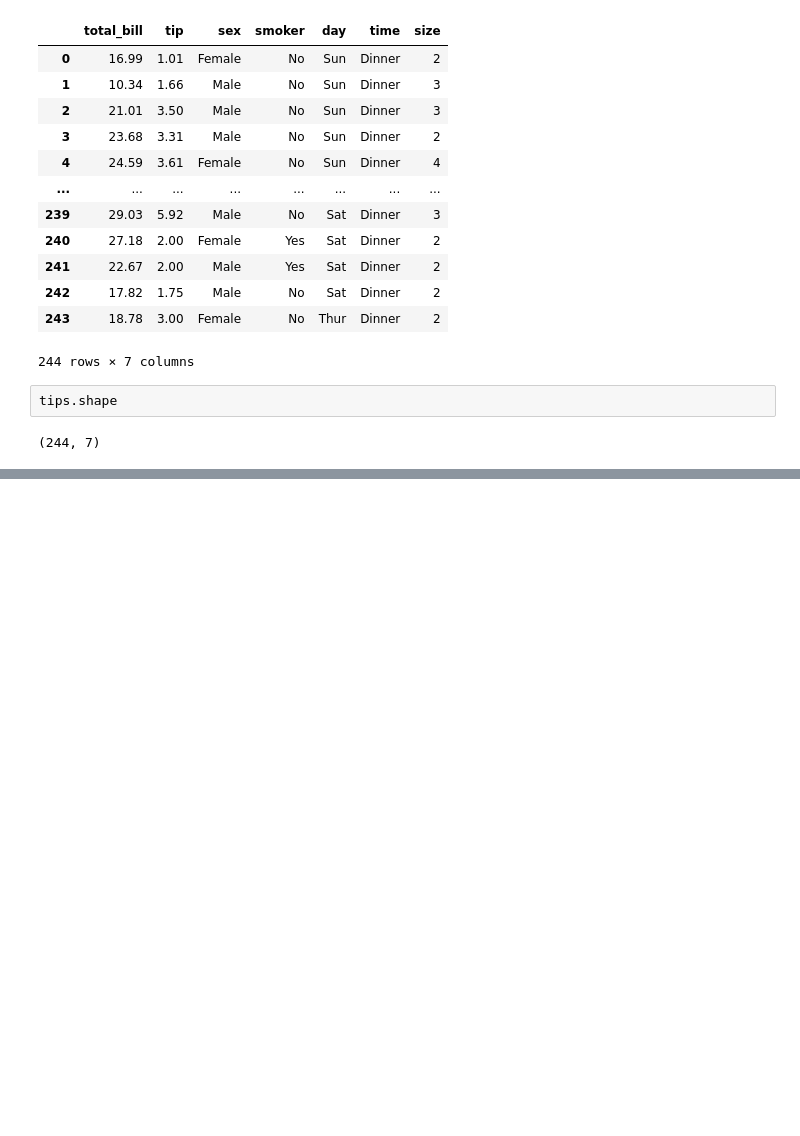
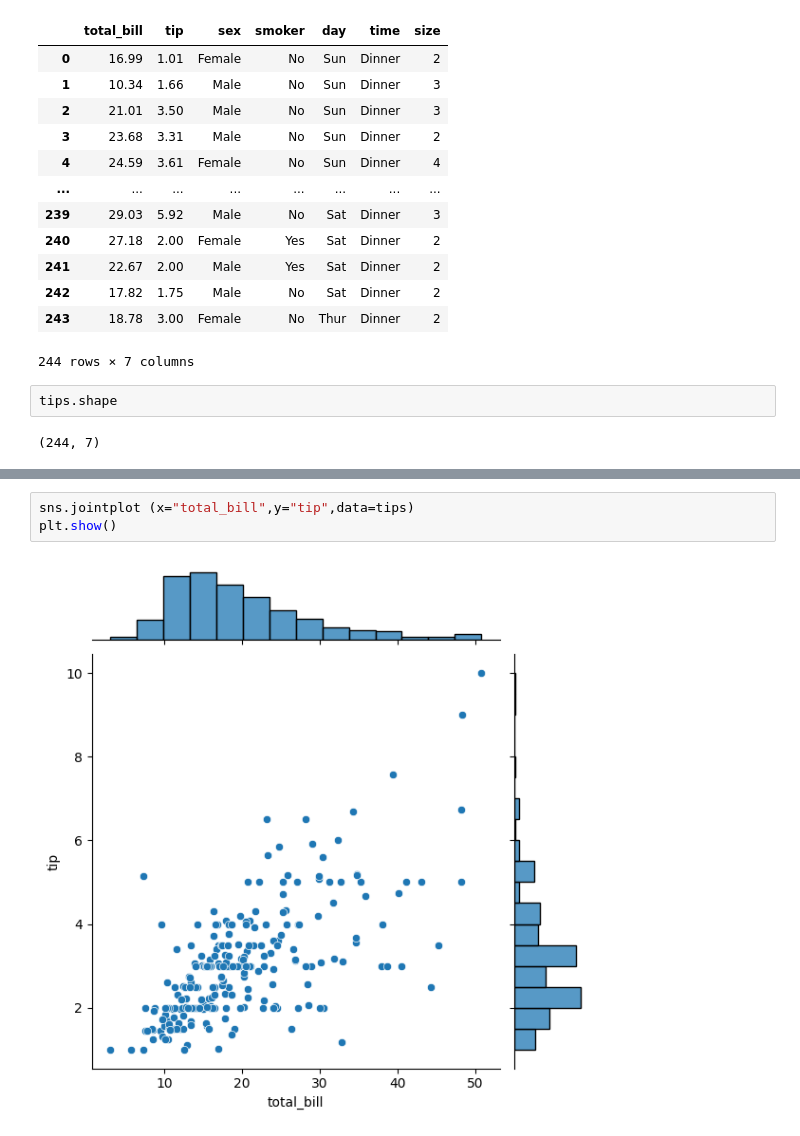
Before and after one commit to PreetiRonghe/Datascience, a Jupyter notebook: Day10_Visualization_mathplot_sea.ipynb, the cells around one changed output, grey strips where cells are left out. Cells and saved outputs as stored; diff of their text form; blank space fills up the shorter version.

```diff
--- a/Day10_Visualization_mathplot_sea.ipynb
+++ b/Day10_Visualization_mathplot_sea.ipynb
@@ -377,0 +378,5 @@ plt.show()
+# %%
+sns.jointplot (x="total_bill",y="tip",data=tips)
+plt.show()
+# %% [output]
+[figure, added]
```
Also changed, not shown: parts of 82 cells of this notebook.
